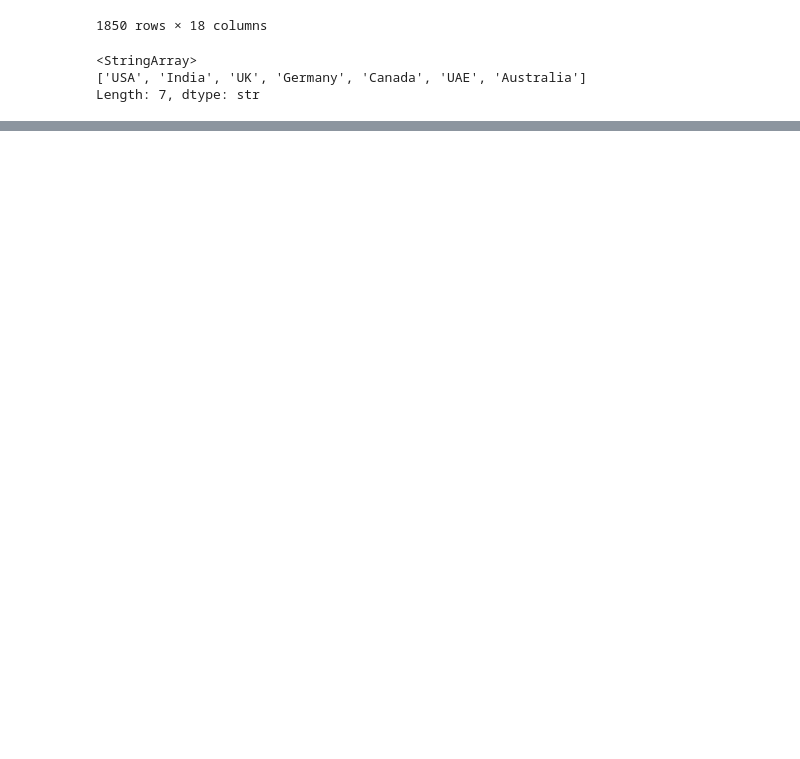
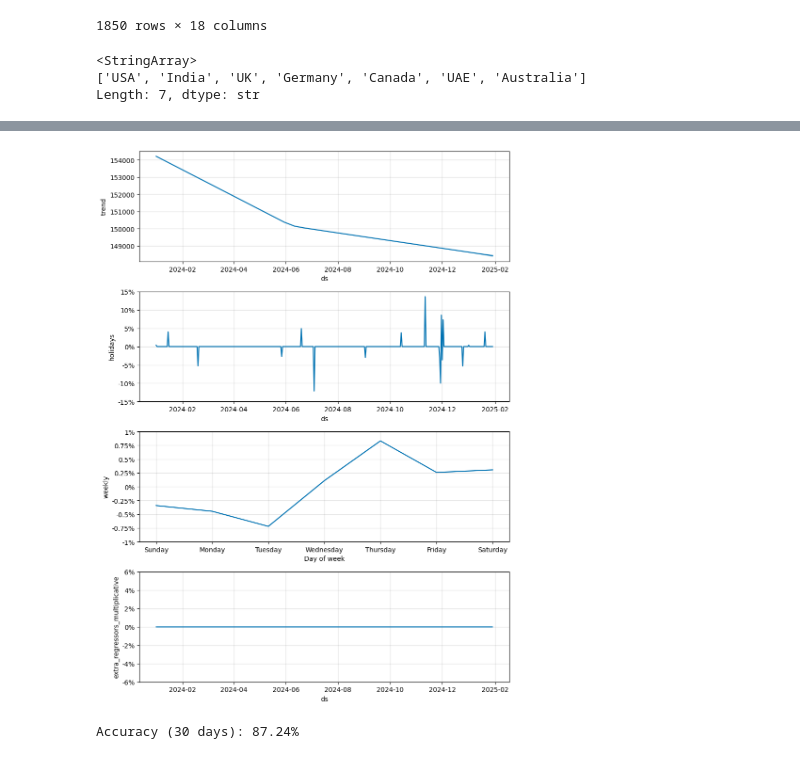
Before and after one commit to marcie-kx/PathSynch_Pod_H, a Jupyter notebook: prophet_new_data.ipynb, the cells around one changed output, grey strips where cells are left out. Cells and saved outputs as stored; diff of their text form; code cells hidden in the pictures; blank space fills up the shorter version.

```diff
--- a/prophet_new_data.ipynb
+++ b/prophet_new_data.ipynb
@@ -159,0 +239,51 @@ dtype: str
+# %%
+# Model 2 (With Regressors)
+
+m = Prophet(interval_width = 0.90,
+            holidays=black_friday,
+           seasonality_mode='multiplicative')
+
+m.add_seasonality(name='weekly', period=7, fourier_order=4, prior_scale=0.01)
+m.add_country_holidays(country_name='US')
+
+regressors = ["impressions", "clicks", "CTR", "ad_spend", "conversions"]
+
+for regressor in regressors:
+    m.add_regressor(regressor)
+
+m.fit(df_daily)
+
+future = m.make_future_dataframe(periods=30)
+
+for futures in regressors:
+    future[futures] = df_daily[futures].mean()
+
+forecast = m.predict(future)
+# print(forecast[["ds", "yhat", "yhat_lower", "yhat_upper"]].tail())
+# print(forecast.tail())
+
+# fig = m.plot(forecast)
+# plt.show()
+
+df_cv = cross_validation(
+    m,
+    initial='270 days',
+    period='60 days',
+    horizon='30 days'
+)
+
+# Calculate performance metrics
+df_p = performance_metrics(df_cv)
+# print(df_p)
+
+fig2 = m.plot_components(forecast)
+plt.show()
+
+
+# Calculate Accuracy
+df_p['accuracy_smape'] = (1 - (df_p['smape'] / 2)) * 100
+
+overall_accuracy = df_p['accuracy_smape'].mean()
+
+print(f"Accuracy (30 days): {overall_accuracy:.2f}%")
+# %% [output]
@@ -159,0 +295,2 @@ dtype: str
+[figure, added]
+Accuracy (30 days): 87.24%
```
Also changed, not shown: parts of 9 cells of this notebook.
